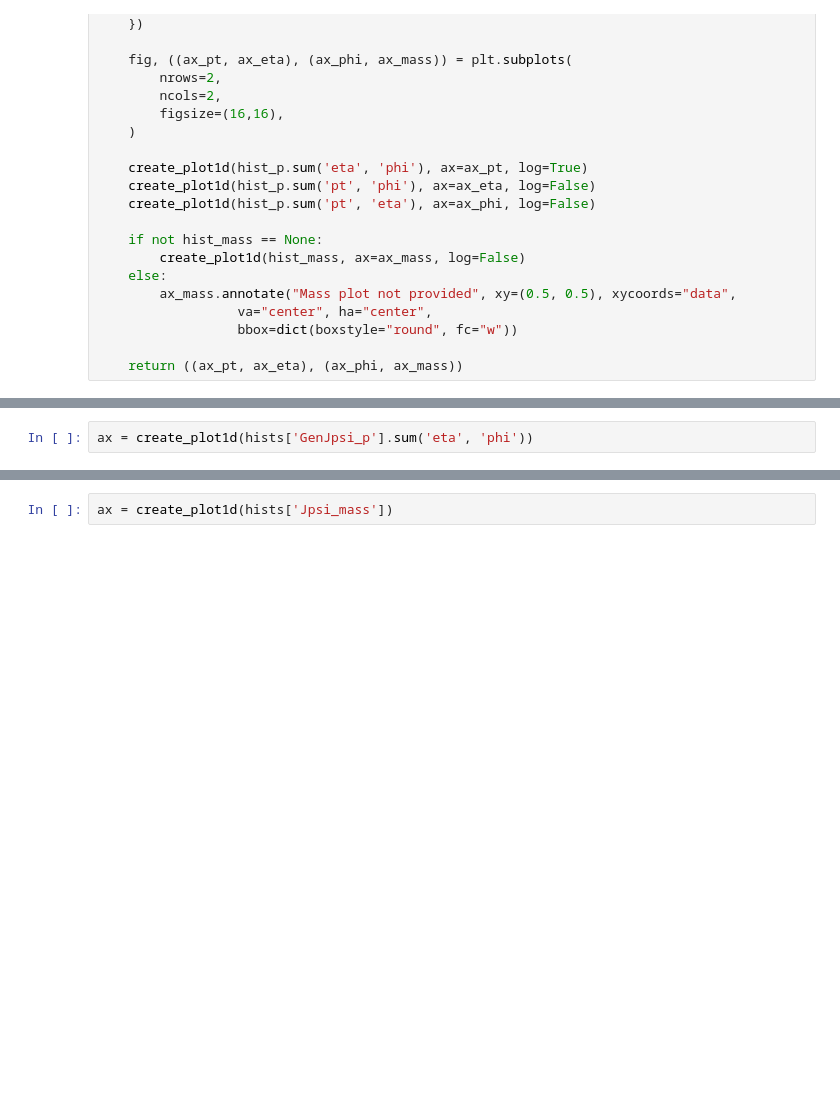
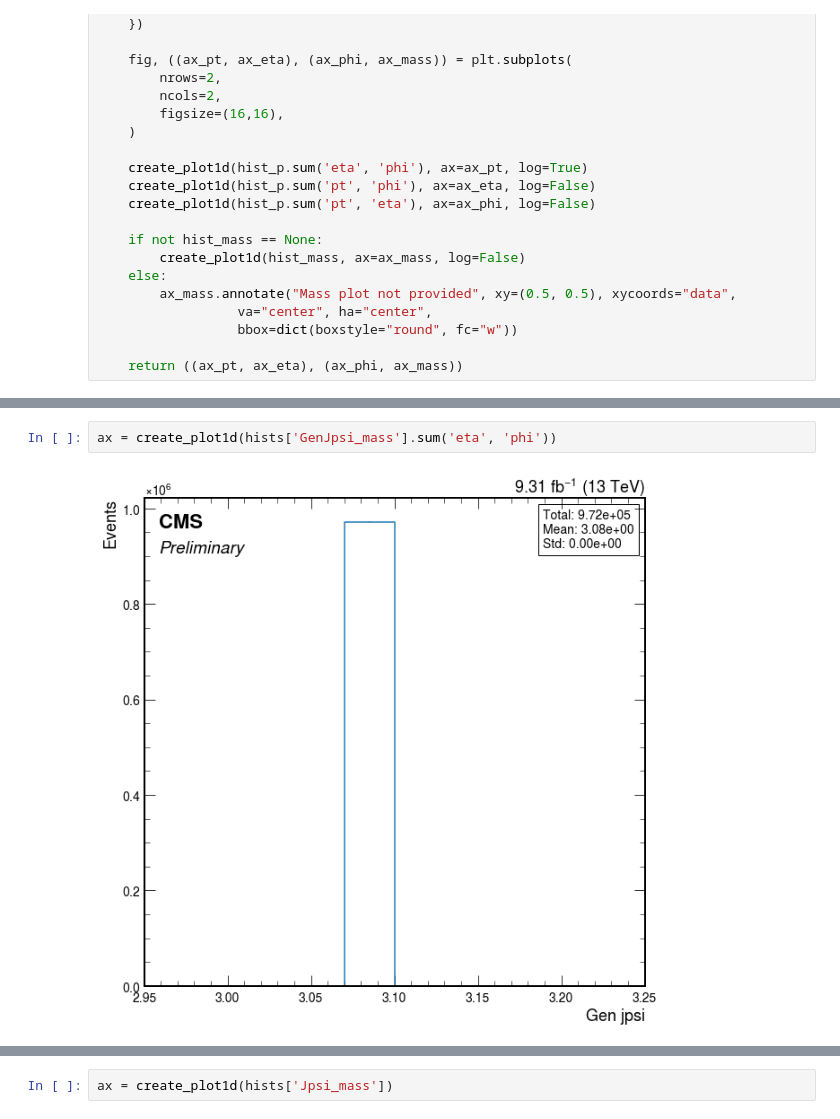
Before and after one commit to Mapse/OniaOpenCharmRun2ULAna, a Jupyter notebook: temp/JpsiOpenCharmPlots.ipynb, the cells around one changed output, grey strips where cells are left out. Drawn from its saved outputs; the diff is of its cells as text; blank space fills up the shorter version.

```diff
--- a/temp/JpsiOpenCharmPlots.ipynb
+++ b/temp/JpsiOpenCharmPlots.ipynb
@@ -266,5 +270,7 @@ ax = create_plot1d(hists['GenPart_pdgId'])
 # %%
-ax = create_plot1d(hists['GenJpsi_p'].sum('eta', 'phi'))
+ax = create_plot1d(hists['GenJpsi_mass'].sum('eta', 'phi'))
+# %% [output]
+[figure, added]
 # %%
 # Muon Lead
 ((ax_pt, ax_eta), (ax_phi, ax_mass)) = kinematics_plot(hists['Muon_lead_p'])
```
Also changed, not shown: parts of 23 cells of this notebook, 5 other files.
